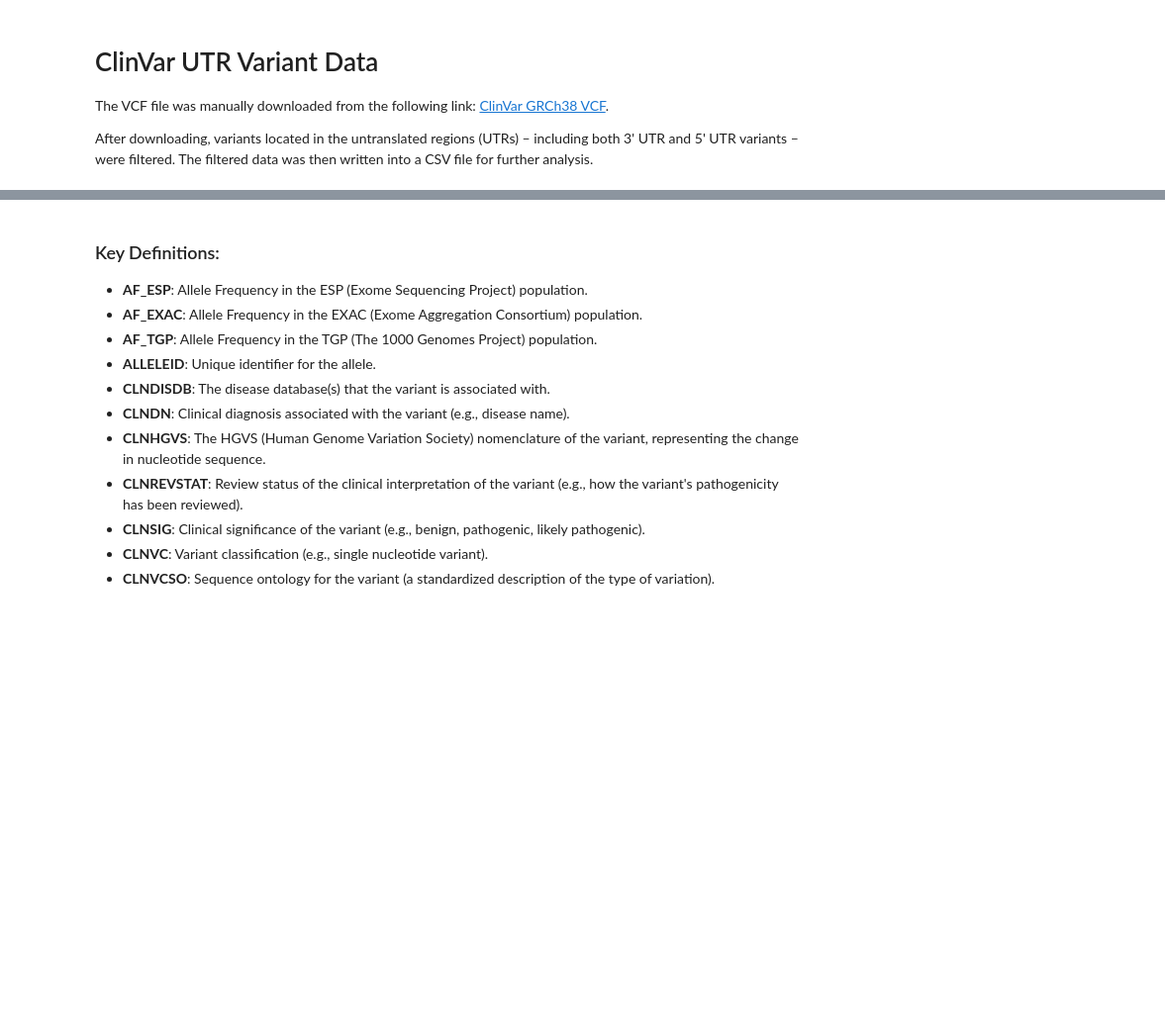
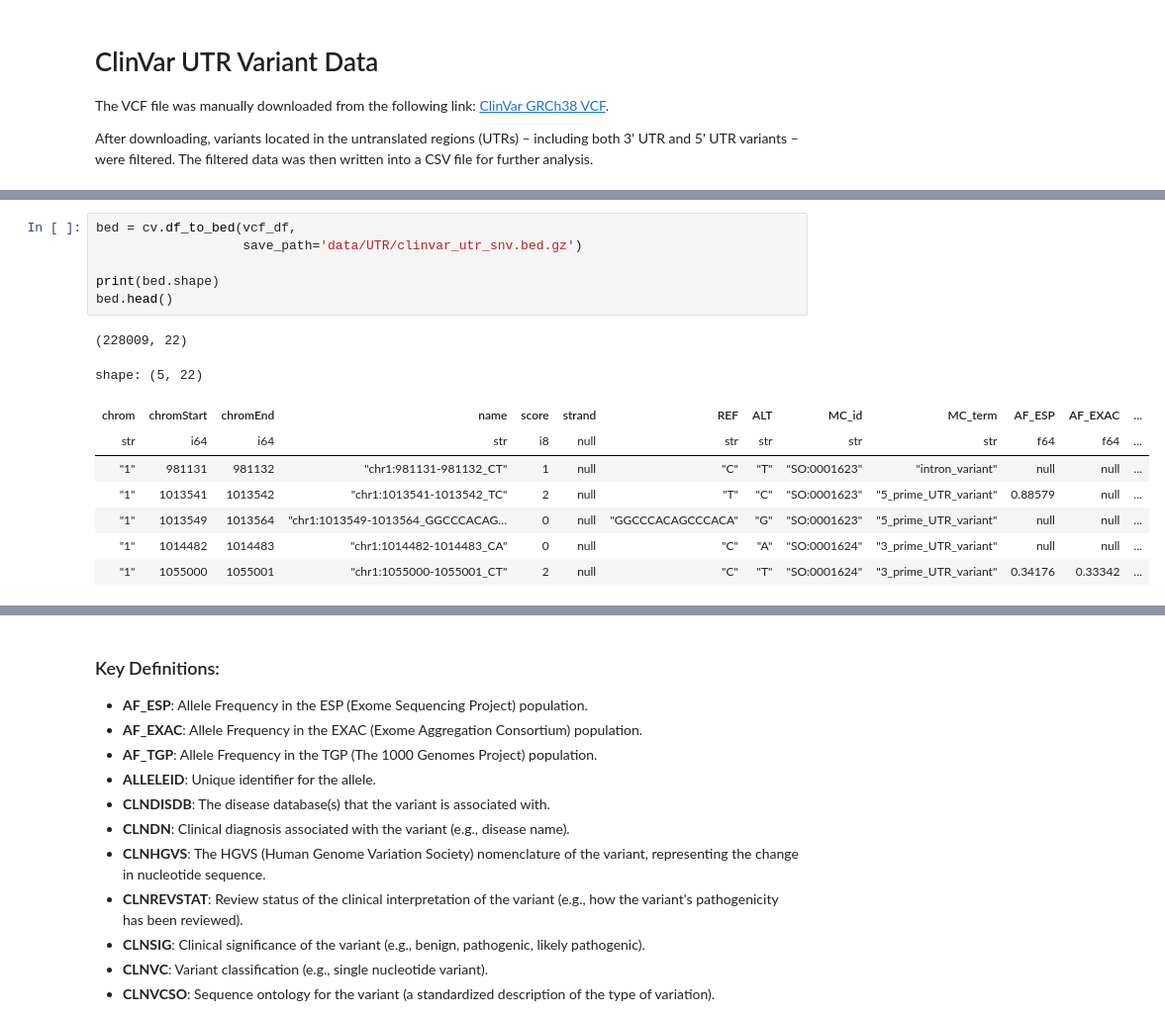
Before and after one commit to bschilder/VEP_DNA, a Jupyter notebook: notebooks/UTRVar.ipynb, the cells around one changed output, grey strips where cells are left out. Shown at 99% size. Saved outputs shown, nothing was run; the diff lists cells and outputs as text; blank space fills up the shorter version.

```diff
--- a/notebooks/UTRVar.ipynb
+++ b/notebooks/UTRVar.ipynb
@@ -65,0 +40,16 @@ shape: (228_013, 21)
+# %%
+bed = cv.df_to_bed(vcf_df,
+                   save_path='data/UTR/clinvar_utr_snv.bed.gz')
+
+print(bed.shape)
+bed.head()
+# %% [output]
+(228009, 22)
+shape: (5, 22)
+| chrom | chromStart | chromEnd | name | score | strand | REF | ALT | MC_id | MC_term | AF_ESP | AF_EXAC | ... |
+| str | i64 | i64 | str | i8 | null | str | str | str | str | f64 | f64 | ... |
+| "1" | 981131 | 981132 | "chr1:981131-981132_CT" | 1 | null | "C" | "T" | "SO:0001623" | "intron_variant" | null | null | ... |
+| "1" | 1013541 | 1013542 | "chr1:1013541-1013542_TC" | 2 | null | "T" | "C" | "SO:0001623" | "5_prime_UTR_variant" | 0.88579 | null | ... |
+| "1" | 1013549 | 1013564 | "chr1:1013549-1013564_GGCCCACAG… | 0 | null | "GGCCCACAGCCCACA" | "G" | "SO:0001623" | "5_prime_UTR_variant" | null | null | ... |
+| "1" | 1014482 | 1014483 | "chr1:1014482-1014483_CA" | 0 | null | "C" | "A" | "SO:0001624" | "3_prime_UTR_variant" | null | null | ... |
+| "1" | 1055000 | 1055001 | "chr1:1055000-1055001_CT" | 2 | null | "C" | "T" | "SO:0001624" | "3_prime_UTR_variant" | 0.34176 | 0.33342 | ... |
```
Also changed, not shown: parts of 15 cells of this notebook, 11 other files.
